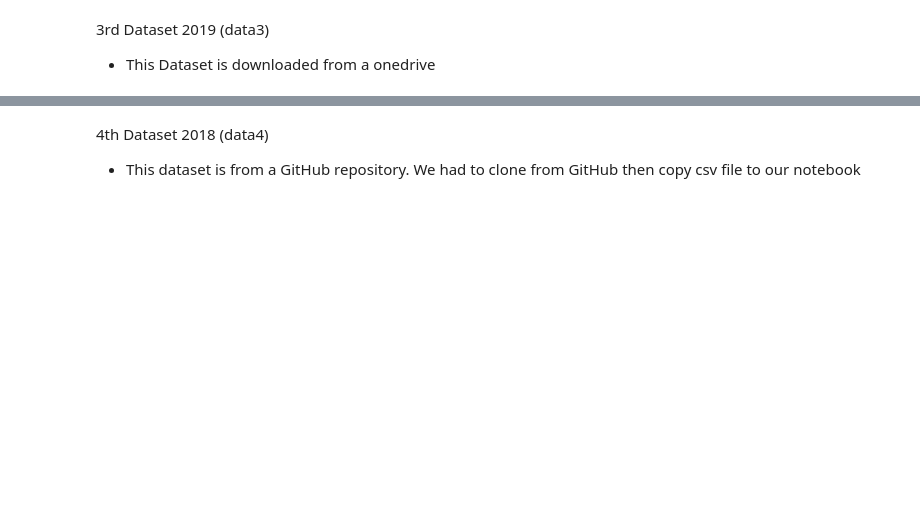
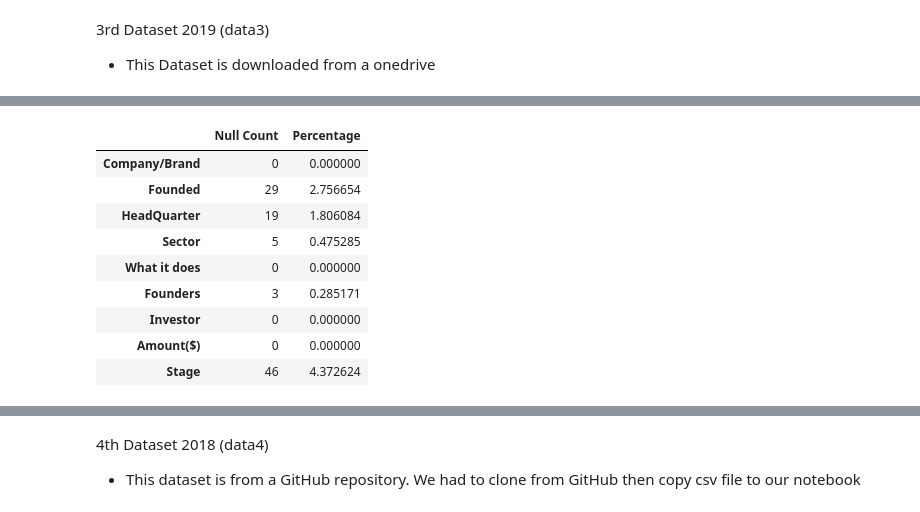
Before and after one commit to Njuraita/LP1-Indian-Startup-Ecosystem, a Jupyter notebook: Notebooks/LP1.ipynb, the cells around one changed output, grey strips where cells are left out. Saved outputs shown, nothing was run; the diff lists cells and outputs as text; code cells hidden in the pictures; blank space fills up the shorter version.

```diff
--- a/Notebooks/LP1.ipynb
+++ b/Notebooks/LP1.ipynb
@@ -420,7 +404,7 @@ data['HeadQuarter'] = data['HeadQuarter'].str.title()
 # Handling Founded Column
 
 # Fill missing values with the median
-data['Founded'] = data['Founded'].fillna(data['Founded'].median())
+data['Founded'] = data['Founded'].fillna(data['Founded'].mode())
 
 
 # Convert 'Founded'  to integer datatype
@@ -772,11 +874,11 @@ data2['Investor'] = data2['Investor'].str.title()
 # Handling stage column with the most appearing-'Seed '
 
 # For 'Stage', fill missing values with a placeholder
-data['Stage'].fillna('Seed', inplace=True)
+data2['Stage'].fillna('Seed', inplace=True)
 
 # Convert the stage column from object to category
 
-data['Stage'] = data['Stage'].astype('category')
+data2['Stage'] = data2['Stage'].astype('category')
 # %%
 # Handling Sector Column
 
@@ -897,2 +1085,16 @@ data3.isnull().sum()
+# %%
+# Missing values with their percentages
+data3.isnull().sum().to_frame('Null Count').assign(Percentage=lambda x: (x['Null Count'] / len(data)) * 100)
+# %% [output]
+|  | Null Count | Percentage |
+| Company/Brand | 0 | 0.000000 |
+| Founded | 29 | 2.756654 |
+| HeadQuarter | 19 | 1.806084 |
+| Sector | 5 | 0.475285 |
+| What it does | 0 | 0.000000 |
+| Founders | 3 | 0.285171 |
+| Investor | 0 | 0.000000 |
+| Amount($) | 0 | 0.000000 |
+| Stage | 46 | 4.372624 |
 # %%
 data3.duplicated().sum()
```
Also changed, not shown: parts of 55 cells of this notebook.
